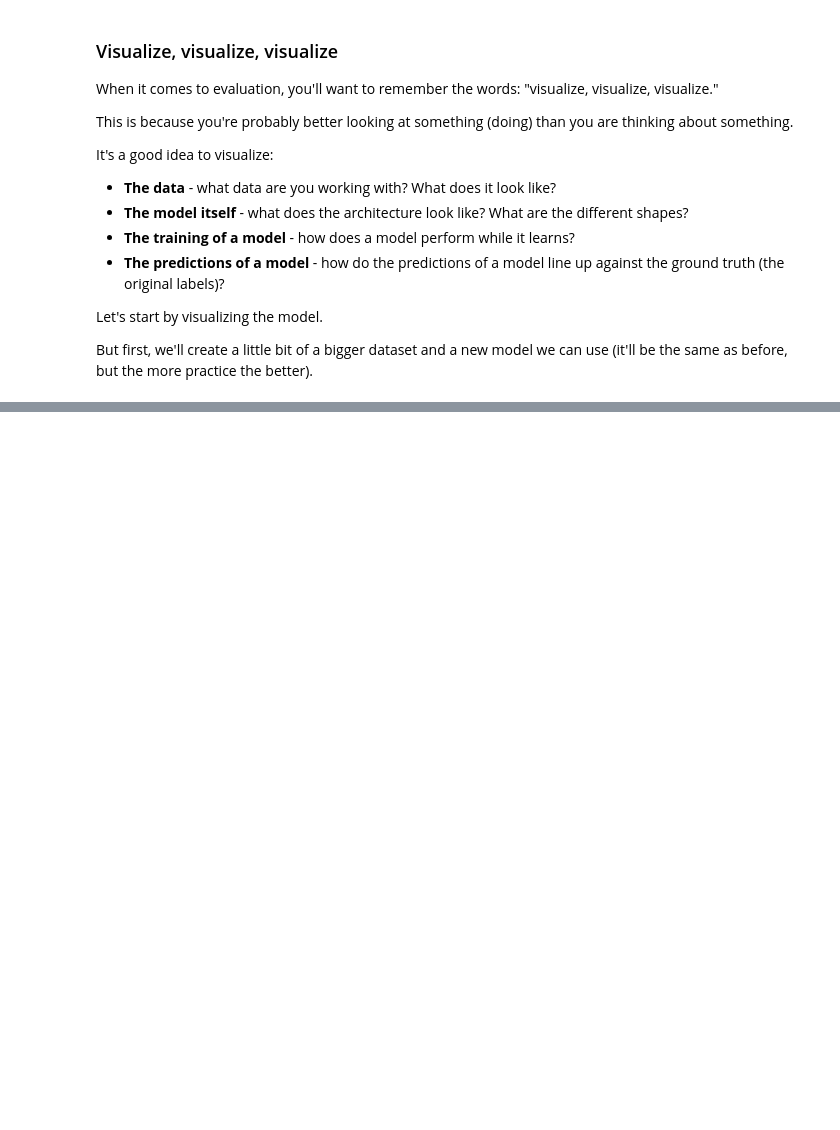
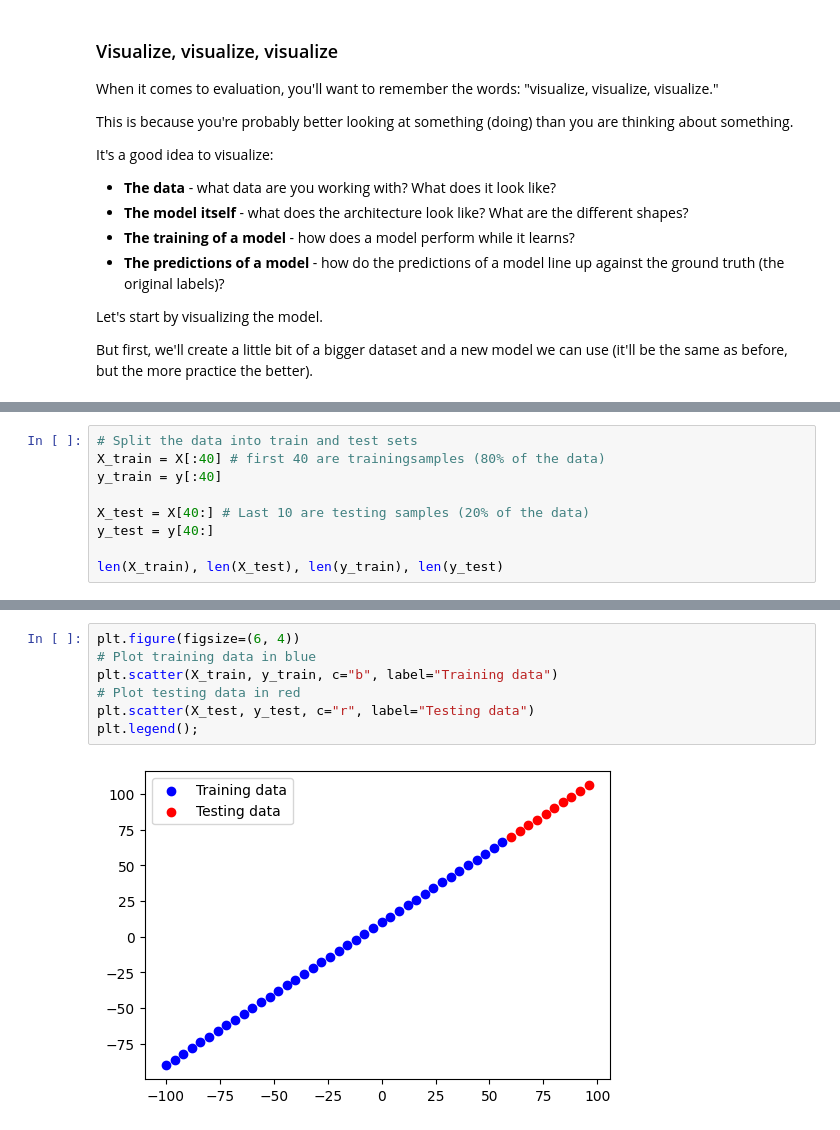
Before and after one commit to Hamedkalantari0111/TensorFlow-Developer, a Jupyter notebook: 01_neural_network_regression_in_tensorflow_Hamed.ipynb, the cells around one changed output, grey strips where cells are left out. Saved outputs shown, nothing was run; the diff lists cells and outputs as text; blank space fills up the shorter version.

```diff
--- a/01_neural_network_regression_in_tensorflow_Hamed.ipynb
+++ b/01_neural_network_regression_in_tensorflow_Hamed.ipynb
@@ -353,0 +402,9 @@ But first, we'll create a little bit of a bigger dataset and a new model we can
+# %%
+# Split the data into train and test sets
+X_train = X[:40] # first 40 are trainingsamples (80% of the data)
+y_train = y[:40]
+
+X_test = X[40:] # Last 10 are testing samples (20% of the data)
+y_test = y[40:]
+
+len(X_train), len(X_test), len(y_train), len(y_test)
@@ -353,0 +419,9 @@ But first, we'll create a little bit of a bigger dataset and a new model we can
+# %%
+plt.figure(figsize=(6, 4))
+# Plot training data in blue
+plt.scatter(X_train, y_train, c="b", label="Training data")
+# Plot testing data in red
+plt.scatter(X_test, y_test, c="r", label="Testing data")
+plt.legend();
+# %% [output]
+[figure, added]
```
Also changed, not shown: parts of 25 cells of this notebook.
